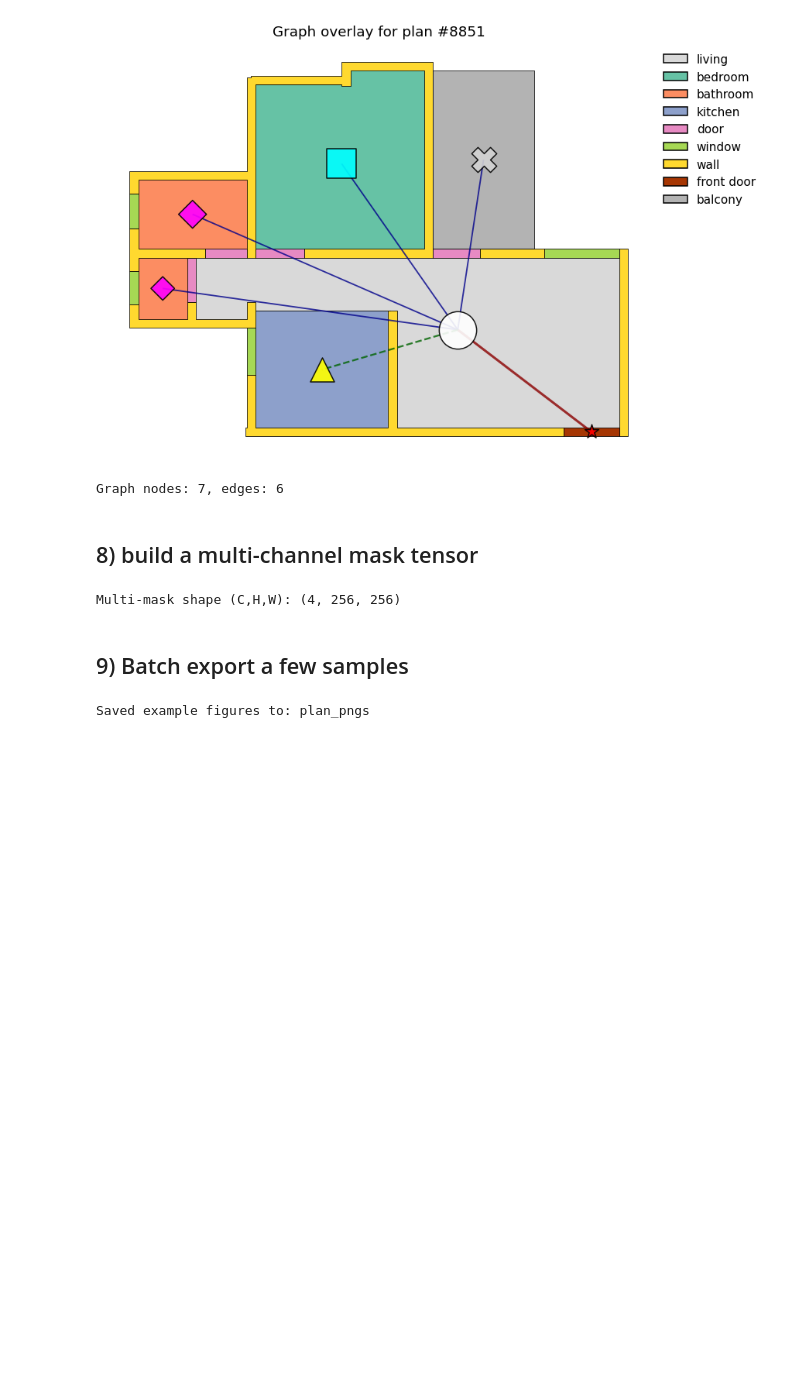
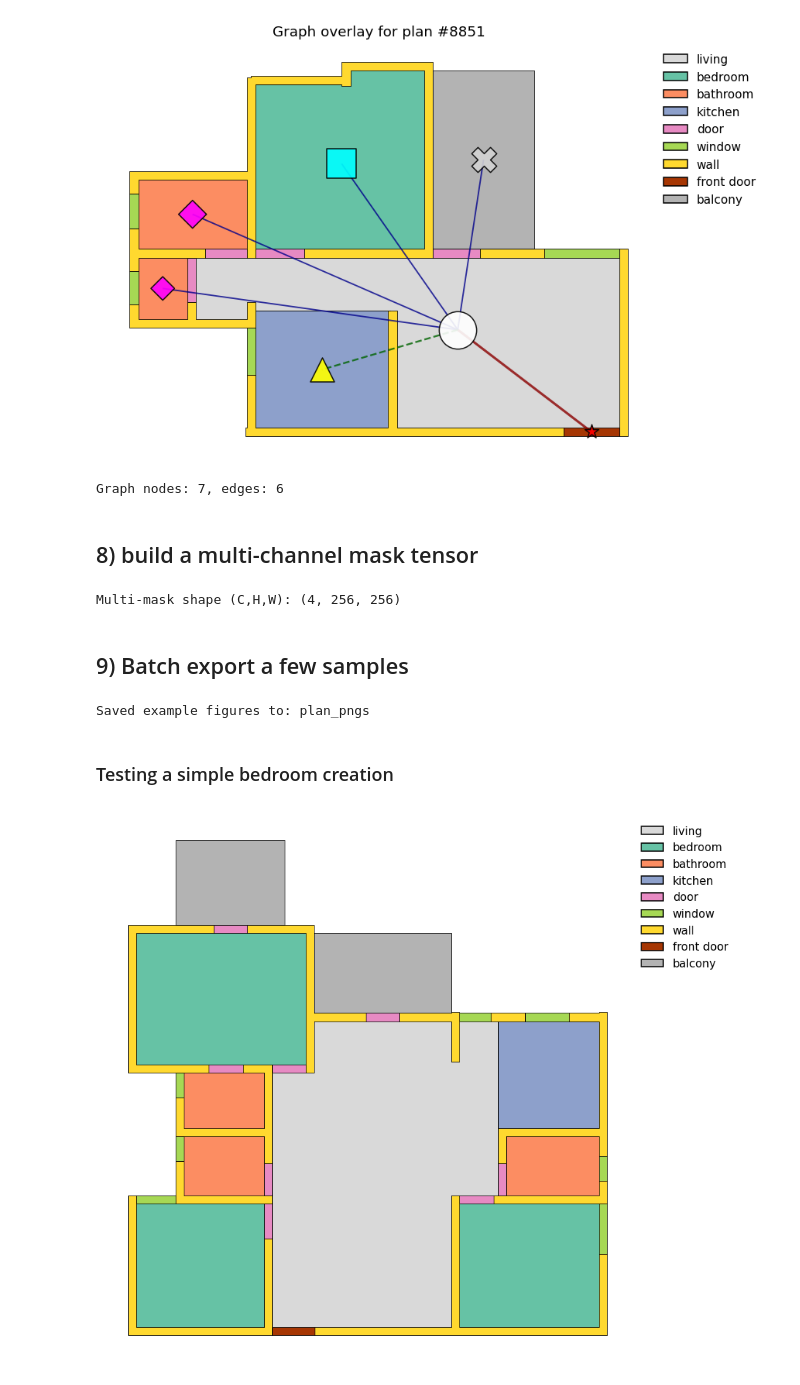
Before and after one commit to Aatmaj-Zephyr/ResPlan, a Jupyter notebook: ResPlan_demo.ipynb, the cells around one changed output. Cells and saved outputs as stored; diff of their text form; code cells hidden in the pictures; blank space fills up the shorter version.

```diff
--- a/ResPlan_demo.ipynb
+++ b/ResPlan_demo.ipynb
@@ -161,3 +173,29 @@ for i in range(5):
 print('Saved example figures to:', out_dir)
 # %% [output]
 Saved example figures to: plan_pngs
+# %% [markdown]
+### Testing a simple bedroom creation
+# %%
+import json
+from shapely import wkt
+
+with open("plan.json", "r") as f:
+    data = json.load(f)
+
+plan = {}
+
+for k, v in data.items():
+    if isinstance(v, str):
+        try:
+            # Try parsing as WKT geometry
+            plan[k] = wkt.loads(v)
+        except Exception:
+            # Not a geometry string
+            plan[k] = v
+    else:
+        plan[k] = v
+# %%
+plot_plan(plan)
+plt.show()
+# %% [output]
+[figure, added]
```
Also changed, not shown: parts of 2 cells of this notebook, 3 other files.
